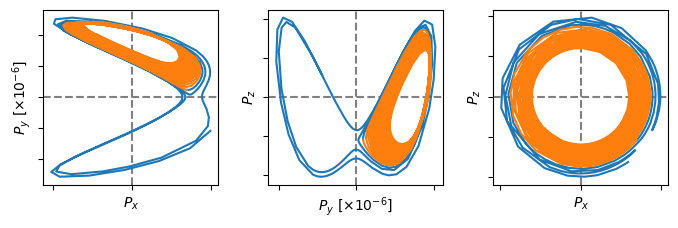
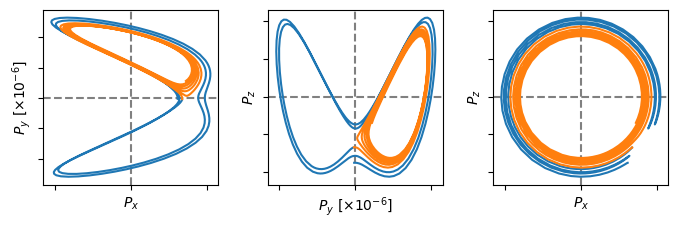
The change to this notebook cell's code, shown as a diff; its figure went from the first image to the second:
--- before
+++ after
@@ -18,6 +18,6 @@
 label_fontsize = 10
 
-xy.plot(Px[t_index[43]:t_index[50],15], Py[t_index[43]:t_index[50],15]*1e6)
-xy.plot(Px[t_index[50]:,15], Py[t_index[50]:,15]*1e6)
+xy.plot(Px[t_index[92]:t_index[100],15], Py[t_index[92]:t_index[100],15]*1e6)
+xy.plot(Px[t_index[100]:t_index[112],15], Py[t_index[100]:t_index[112],15]*1e6)
 #xy.set_xticks([-0.1, 0, 0.2])
 #xy.set_yticks([ -0.4, -0.2, 0, 0.2, 0.4])
@@ -28,6 +28,6 @@
 #xy.set_ylim(-0.6,0.6)
 
-yz.plot(Py[t_index[43]:t_index[50],15]*1e6, Pz[t_index[43]:t_index[50],15])
-yz.plot(Py[t_index[50]:,15]*1e6, Pz[t_index[50]:,15])
+yz.plot(Py[t_index[92]:t_index[100],15]*1e6, Pz[t_index[92]:t_index[100],15])
+yz.plot(Py[t_index[100]:t_index[112],15]*1e6, Pz[t_index[100]:t_index[112],15])
 #yz.set_xticks([-0.2, 0, 0.2])
 #yz.set_yticks([-0.6, -0.4, -0.2, 0, 0.2, 0.4, 0.6])
@@ -38,6 +38,6 @@
 #yz.set_ylim(-0.35,0.35)
 
-xz.plot(Px[t_index[44]:t_index[50],15], Pz[t_index[44]:t_index[50],15])
-xz.plot(Px[t_index[50]:,15], Pz[t_index[50]:,15])
+xz.plot(Px[t_index[92]:t_index[100],15], Pz[t_index[92]:t_index[100],15])
+xz.plot(Px[t_index[100]:t_index[112],15], Pz[t_index[100]:t_index[112],15])
 xz.set_ylabel(r"$P_z$", fontsize=label_fontsize)
 xz.set_xlabel(r"$P_x$", fontsize=label_fontsize)

Commit: new figure for bloch traj with new data and corrected indices